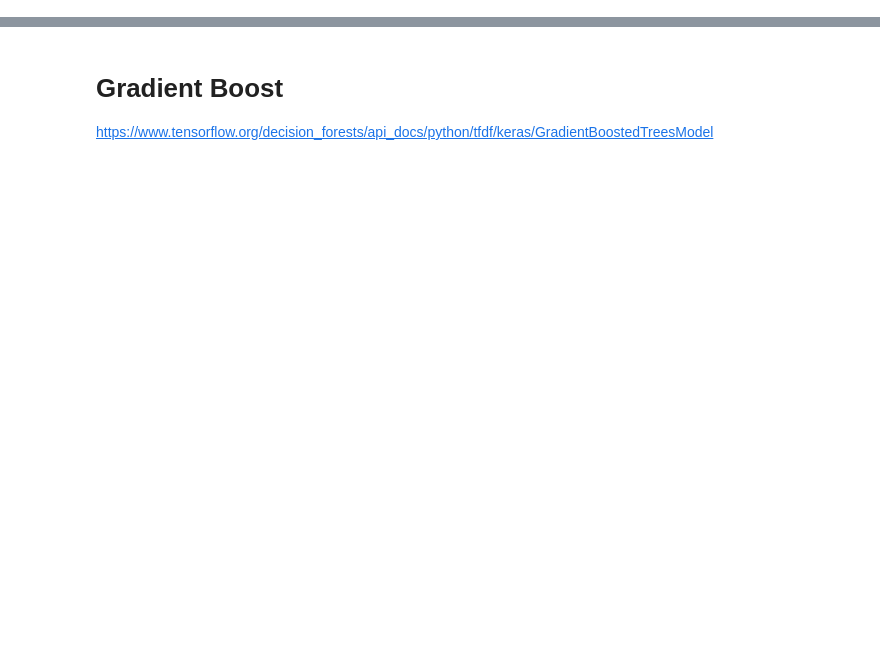
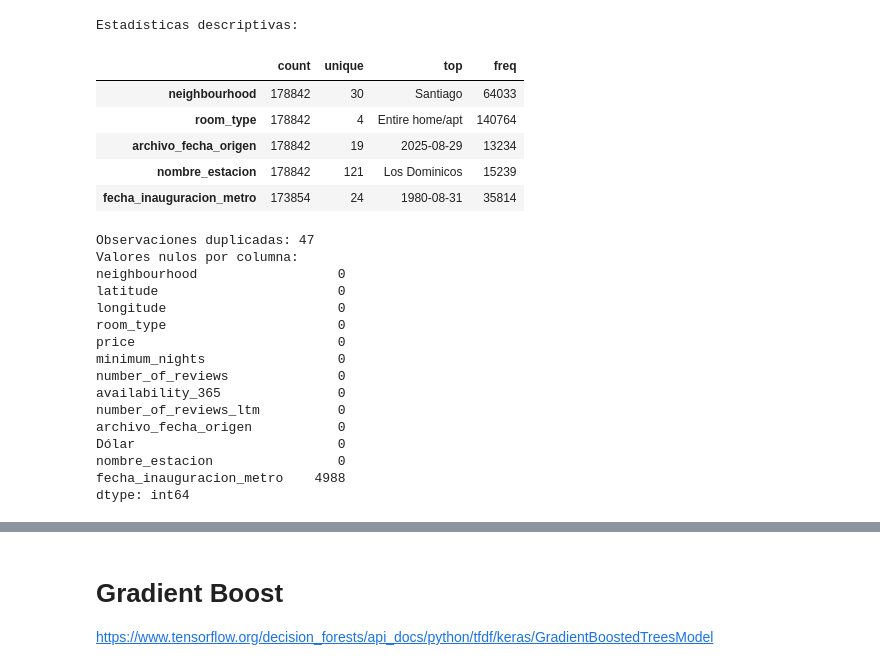
Before and after one commit to branxeto/TareaDataSciene, a Jupyter notebook: Model.ipynb, the cells around one changed output, grey strips where cells are left out. Saved outputs shown, nothing was run; the diff lists cells and outputs as text; code cells hidden in the pictures; blank space fills up the shorter version.

```diff
--- a/Model.ipynb
+++ b/Model.ipynb
@@ -42,0 +84,32 @@ len(test_df)
+# %%
+stats_df = df.describe(include='object').T
+print("Estadísticas descriptivas:")
+display(stats_df)
+
+print("\nObservaciones duplicadas:", df.duplicated().sum())
+print("Valores nulos por columna:")
+print(df.isnull().sum())
+# %% [output]
+Estadísticas descriptivas:
+|  | count | unique | top | freq |
+| neighbourhood | 178842 | 30 | Santiago | 64033 |
+| room_type | 178842 | 4 | Entire home/apt | 140764 |
+| archivo_fecha_origen | 178842 | 19 | 2025-08-29 | 13234 |
+| nombre_estacion | 178842 | 121 | Los Dominicos | 15239 |
+| fecha_inauguracion_metro | 173854 | 24 | 1980-08-31 | 35814 |
+Observaciones duplicadas: 47
+Valores nulos por columna:
+neighbourhood                  0
+latitude                       0
+longitude                      0
+room_type                      0
+price                          0
+minimum_nights                 0
+number_of_reviews              0
+availability_365               0
+number_of_reviews_ltm          0
+archivo_fecha_origen           0
+Dólar                          0
+nombre_estacion                0
+fecha_inauguracion_metro    4988
+dtype: int64
```
Also changed, not shown: parts of 18 cells of this notebook, 1 other file.
